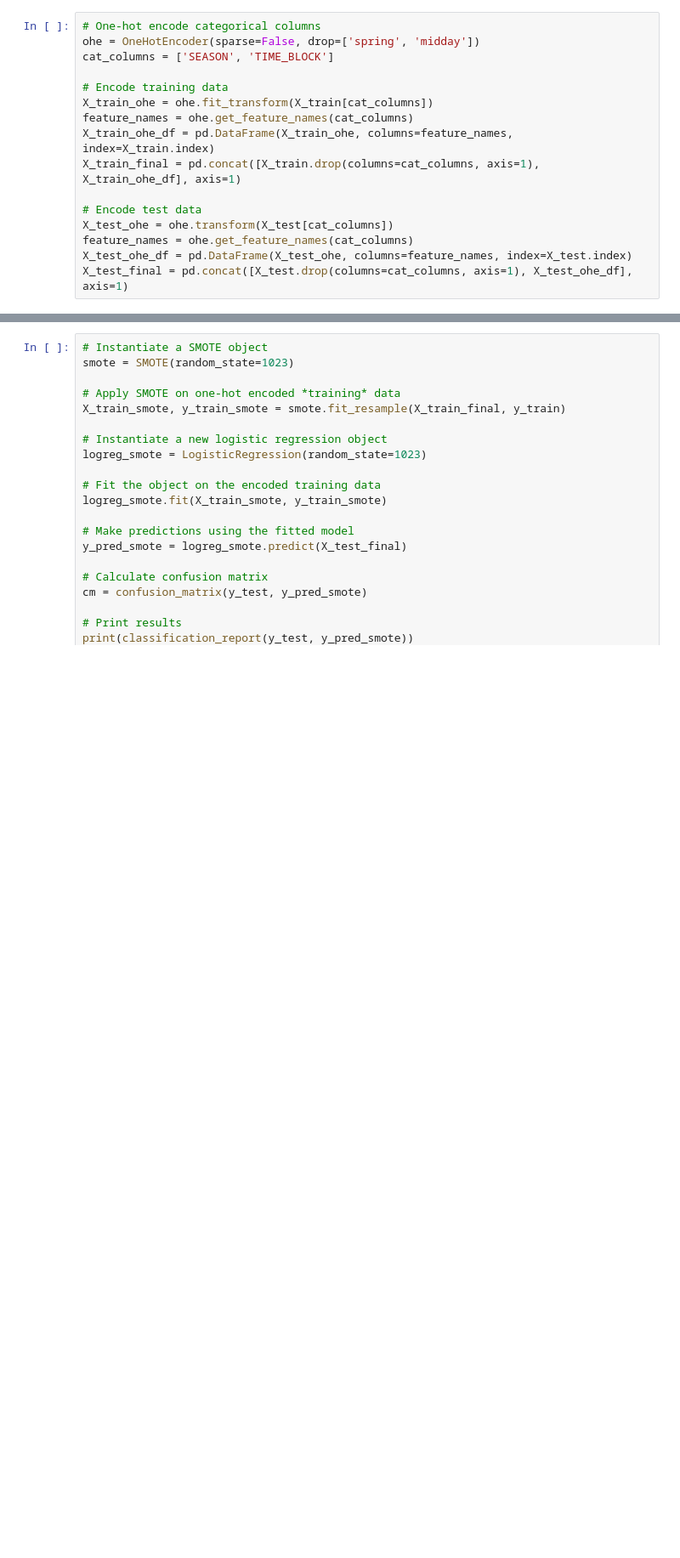
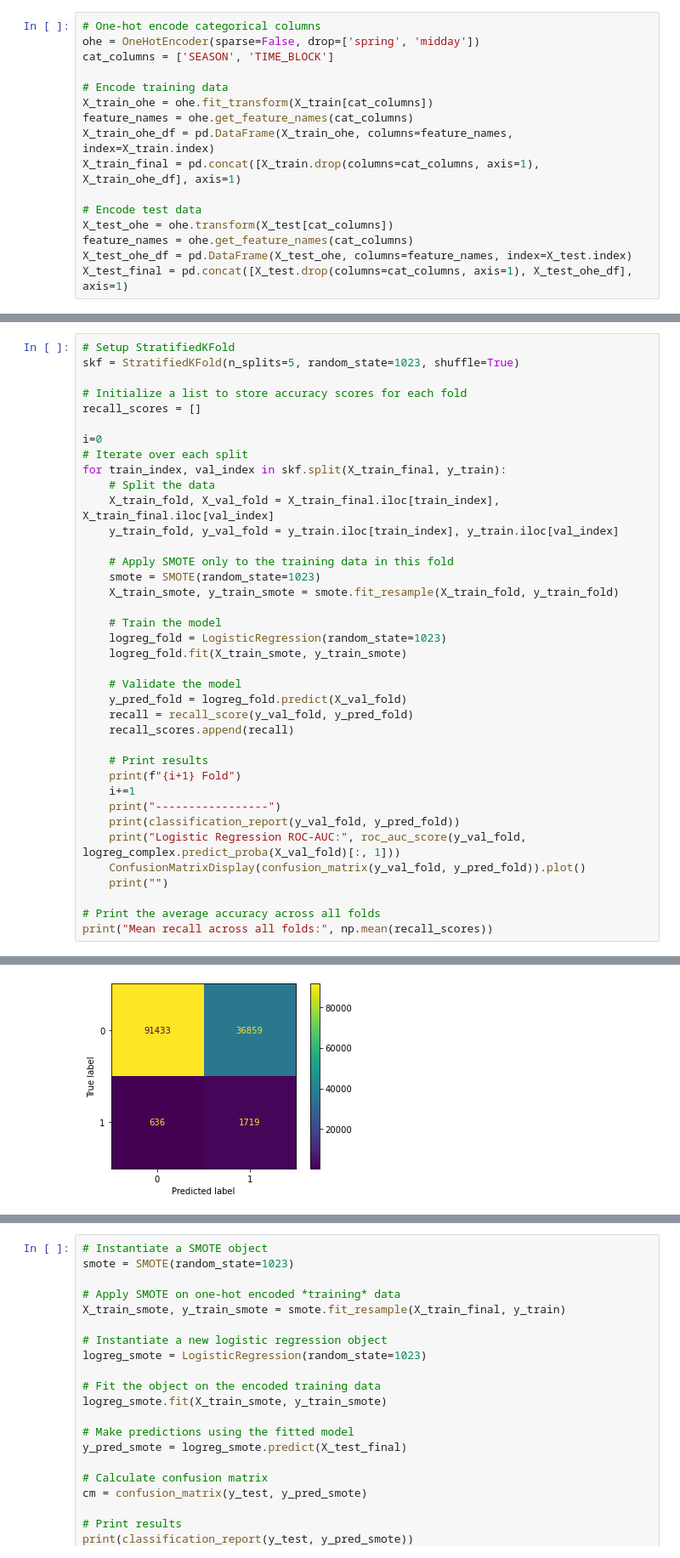
Before and after one commit to karisteph/Chicago_Car_Crashes_Analysis, a Jupyter notebook: Chicago_Car_Crashes_Analysis.ipynb, the cells around one changed output, grey strips where cells are left out. Shown at 85% size. Saved outputs shown, nothing was run; the diff lists cells and outputs as text; blank space fills up the shorter version.

```diff
--- a/Chicago_Car_Crashes_Analysis.ipynb
+++ b/Chicago_Car_Crashes_Analysis.ipynb
@@ -435,0 +415,39 @@ The next iteration will use SMOTE to address the imbalance.
+# %%
+# Setup StratifiedKFold
+skf = StratifiedKFold(n_splits=5, random_state=1023, shuffle=True)
+
+# Initialize a list to store accuracy scores for each fold
+recall_scores = []
+
+i=0
+# Iterate over each split
+for train_index, val_index in skf.split(X_train_final, y_train):
+    # Split the data
+    X_train_fold, X_val_fold = X_train_final.iloc[train_index], X_train_final.iloc[val_index]
+    y_train_fold, y_val_fold = y_train.iloc[train_index], y_train.iloc[val_index]
+
+    # Apply SMOTE only to the training data in this fold
+    smote = SMOTE(random_state=1023)
+    X_train_smote, y_train_smote = smote.fit_resample(X_train_fold, y_train_fold)
+
+    # Train the model
+    logreg_fold = LogisticRegression(random_state=1023)
+    logreg_fold.fit(X_train_smote, y_train_smote)
+
+    # Validate the model
+    y_pred_fold = logreg_fold.predict(X_val_fold)
+    recall = recall_score(y_val_fold, y_pred_fold)
+    recall_scores.append(recall)
+
+    # Print results
+    print(f"{i+1} Fold")
+    i+=1
+    print("-----------------")
+    print(classification_report(y_val_fold, y_pred_fold))
+    print("Logistic Regression ROC-AUC:", roc_auc_score(y_val_fold, logreg_complex.predict_proba(X_val_fold)[:, 1]))
+    ConfusionMatrixDisplay(confusion_matrix(y_val_fold, y_pred_fold)).plot()
+    print("")
+
+# Print the average accuracy across all folds
+print("Mean recall across all folds:", np.mean(recall_scores))
+# %% [output]
@@ -435,0 +471 @@ The next iteration will use SMOTE to address the imbalance.
+[figure, added]
```
Also changed, not shown: parts of 46 cells of this notebook.
